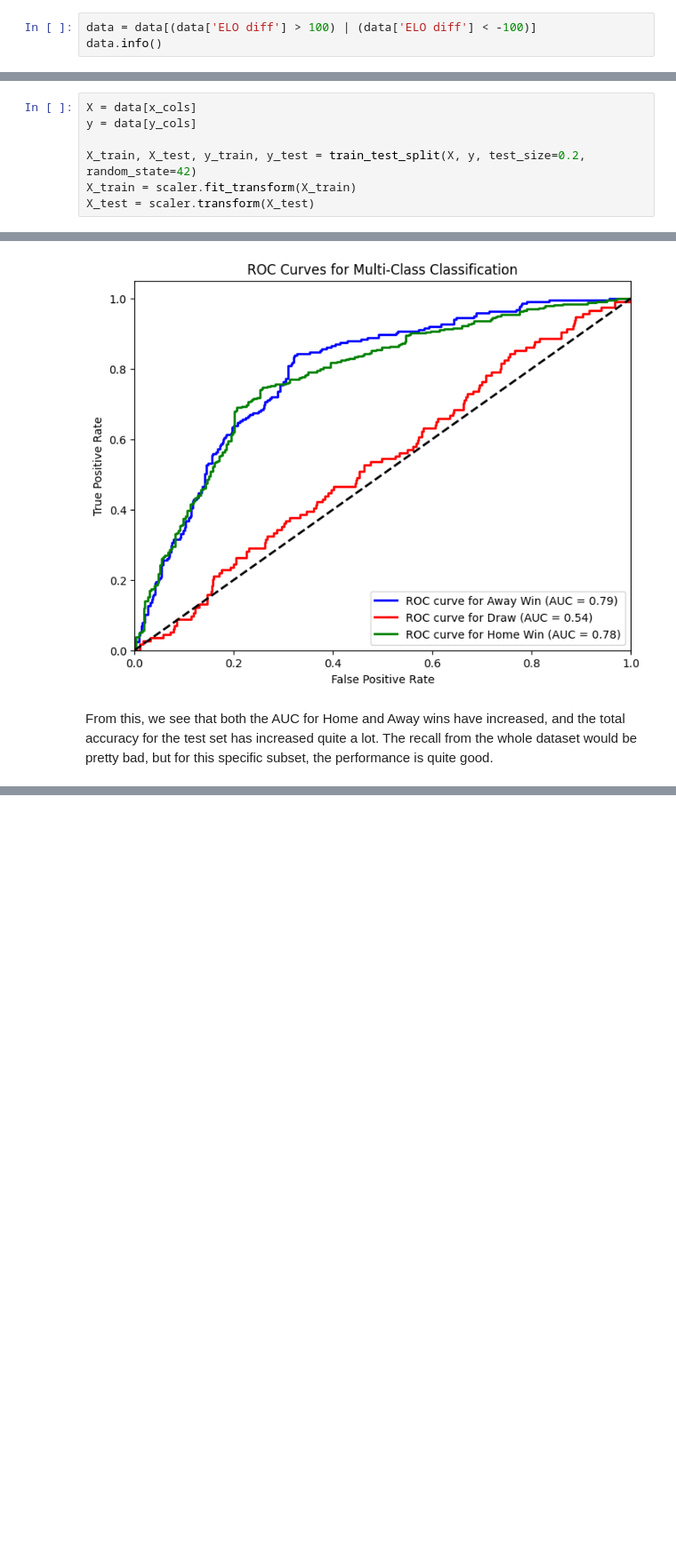
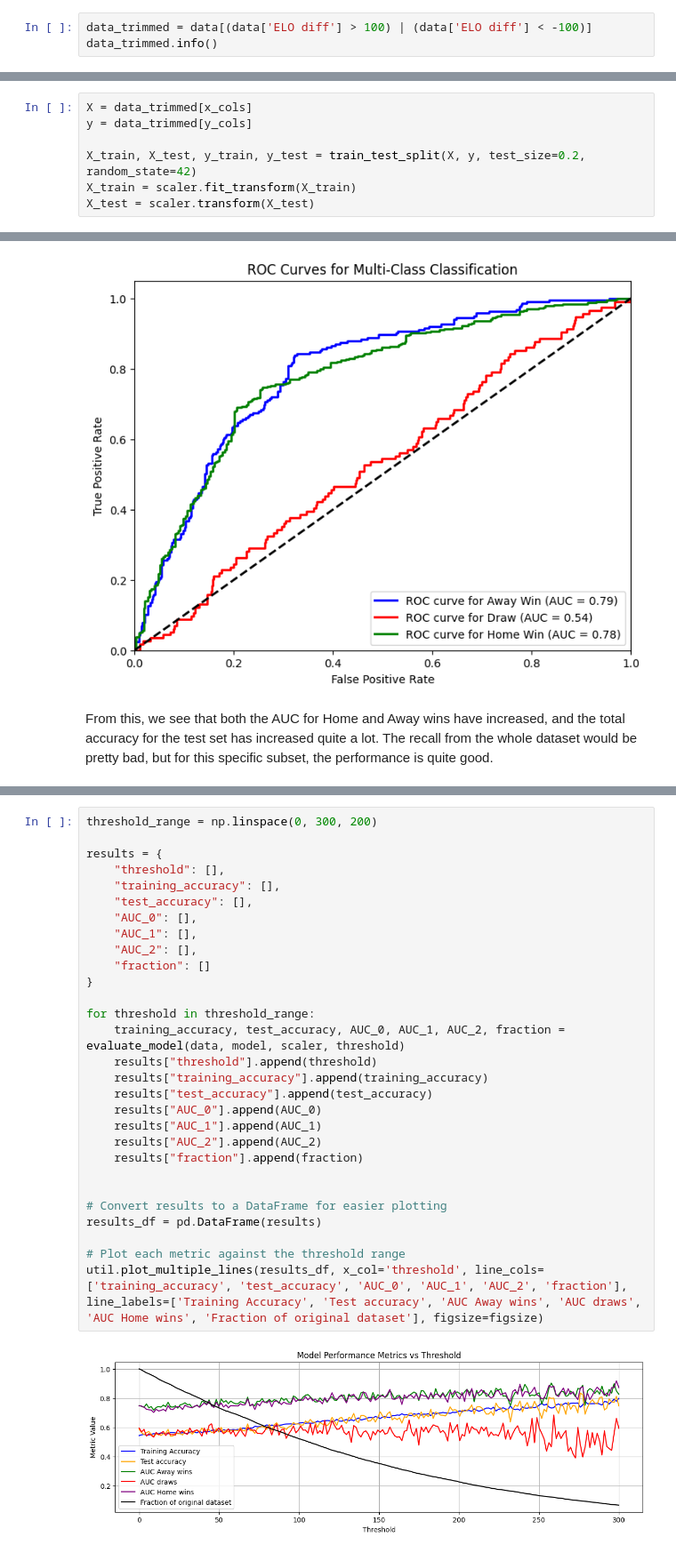
Before and after one commit to heiken1108/Match-Predictor, a Jupyter notebook: notebooks/Heiken/7. Logistic Regression.ipynb, the cells around one changed output, grey strips where cells are left out. Shown at 89% size. Drawn from its saved outputs; the diff is of its cells as text; blank space fills up the shorter version.

```diff
--- a/notebooks/Heiken/7. Logistic Regression.ipynb
+++ b/notebooks/Heiken/7. Logistic Regression.ipynb
@@ -119,6 +118,6 @@ Lets add the requirement that the ELO difference, signifying the long term stren
 # %%
-data = data[(data['ELO diff'] > 100) | (data['ELO diff'] < -100)]
-data.info()
+data_trimmed = data[(data['ELO diff'] > 100) | (data['ELO diff'] < -100)]
+data_trimmed.info()
 # %% [output]
 <class 'pandas.core.frame.DataFrame'>
 Index: 3260 entries, 6 to 32527
@@ -140,8 +139,8 @@ memory usage: 738.6+ KB
 # %% [markdown]
 We see the rows are almost cut in half, but if the model is better at predicting for this subset, it might be worth it
 # %%
-X = data[x_cols]
-y = data[y_cols]
+X = data_trimmed[x_cols]
+y = data_trimmed[y_cols]
 
 X_train, X_test, y_train, y_test = train_test_split(X, y, test_size=0.2, random_state=42)
 X_train = scaler.fit_transform(X_train)
@@ -193,0 +222,31 @@ From this, we see that both the AUC for Home and Away wins have increased, and t
+# %%
+threshold_range = np.linspace(0, 300, 200)
+
+results = {
+    "threshold": [],
+    "training_accuracy": [],
+    "test_accuracy": [],
+    "AUC_0": [],
+    "AUC_1": [],
+    "AUC_2": [],
+    "fraction": []
+}
+
+for threshold in threshold_range:
+    training_accuracy, test_accuracy, AUC_0, AUC_1, AUC_2, fraction = evaluate_model(data, model, scaler, threshold)
+    results["threshold"].append(threshold)
+    results["training_accuracy"].append(training_accuracy)
+    results["test_accuracy"].append(test_accuracy)
+    results["AUC_0"].append(AUC_0)
+    results["AUC_1"].append(AUC_1)
+    results["AUC_2"].append(AUC_2)
+    results["fraction"].append(fraction)
+
+
+# Convert results to a DataFrame for easier plotting
+results_df = pd.DataFrame(results)
+
+# Plot each metric against the threshold range
+util.plot_multiple_lines(results_df, x_col='threshold', line_cols=['training_accuracy', 'test_accuracy', 'AUC_0', 'AUC_1', 'AUC_2', 'fraction'], line_labels=['Training Accuracy', 'Test accuracy', 'AUC Away wins', 'AUC draws', 'AUC Home wins', 'Fraction of original dataset'], figsize=figsize)
+# %% [output]
+[figure, added]
```
Also changed, not shown: parts of 15 cells of this notebook, 1 other file.
